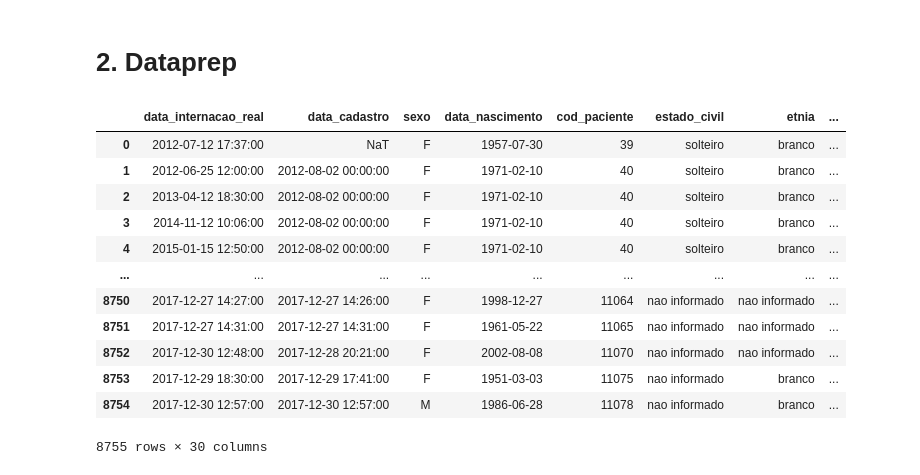
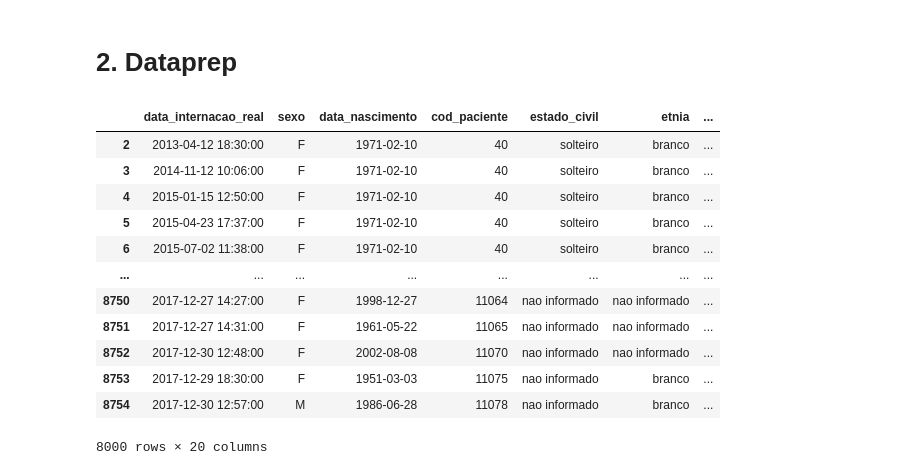
Before and after one commit to matheusnice/tcc-mba-cd-2023, a Jupyter notebook: notebooks/01-tcc-initial-data-cleaning.ipynb, the cells around one changed output. Saved outputs shown, nothing was run; the diff lists cells and outputs as text; code cells hidden in the pictures.

Commit message:
continue data cleaning

```diff
--- a/notebooks/01-tcc-initial-data-cleaning.ipynb
+++ b/notebooks/01-tcc-initial-data-cleaning.ipynb
@@ -88,17 +101,20 @@ arranjo_domiciliar_mapping = {
 ## Funções de apoio
 # %%
 def ler_dataset(path, **kwargs):
+
     return pd.read_csv(path, **kwargs)
 
 def pegar_mapping_profissao(path):
     with open(path, "r") as arquivo:
+
         return eval(arquivo.read())
 
 def remover_colunas_redundantes(df, cols_to_drop):
+
     return df.drop(cols_to_drop, axis=1)
 
 def tratar_colunas_data(df):
-    colunas_simples_tratamento = ['data_internacao_real', 'data_cadastro', 'data_solicitacao', 'data_alta']
+    colunas_simples_tratamento = ['data_internacao_real', 'data_alta']
     colunas_tratamento_regex = ['data_nascimento']
     padrao_data_regex = "(\d{1,2}/\d{1,2}/\d{4})"
 
@@ -121,21 +137,48 @@ def criar_situacao_profissao(df):
 
 def tratar_estado_civil(df):
     df['estado_civil'] = df['estado_civil'].map(estado_civil_mapping)
+
     return df
 
 def tratar_etnia(df):
     df['etnia'] = df['etnia'].map(etnia_mapping)
+
     return df
 
 def tratar_arranjo_domiciliar(df):
     df['arranjo_domiciliar'] = df['arranjo_domiciliar'].map(arranjo_domiciliar_mapping)
+
     return df
 
 def tratar_cid_diagnostico(df):
     cid_df = ler_dataset(PATH_DE_PARA_CID, sep=';', encoding='latin-1')
 
     df['cid10_diagnostico'] = df['cid10_diagnostico'].str.replace('.', '', regex=False).str.upper()
+    df = (
+        df
+        .merge(cid_df[['SUBCATEGORIA', 'DESCR_CAT', 'GRUPO', 'CAPITULO']], left_on='cid10_diagnostico', right_on='SUBCATEGORIA', how='left')
+        .drop('SUBCATEGORIA', axis=1)
+        .rename(columns={'DESCR_CAT': 'cid_diagnostico_descricao', 'GRUPO': 'cid_diagnostico_grupo', 'CAPITULO': 'cid_diagnostico_capitulo'})
+        .fillna({'cid_diagnostico_descricao': 'nao informado', 'cid_diagnostico_grupo': 'nao informado', 'cid_diagnostico_capitulo': 'nao informado'})
+    )
 
-    #cid_diagnostico_mapping = cid_df.set_index('cid_diagnostico')['cid_diagnostico_descricao'].to_dict()
-    #df['cid_diagnostico'] = df['cid_diagnostico'].map(cid_diagnostico_mapping)
     return df
+
+def tratar_colunas_binarias(df):
+    cols_binarias = [
+        'traumatismo',
+        'prob_respiratorios',
+        'avc',
+        'convulsao',
+        'has',
+        'diabetes',
+        'doenca_infecto'
+    ]
+
+    for col in cols_binarias:
+        df[col] = df[col].apply(lambda x: 1 if x == 'SIM' else 0)
+
+    return df
+
+def remover_nulos(df):
+    return df.dropna()
@@ -162,31 +187,34 @@ tratar_cid_diagnostico(df)[['cid10_diagnostico']]
 # %%
 df = ler_dataset(PATH_INPUT_DATASET, encoding="latin1")
 
 transformed_df = (
     df
     .pipe(remover_colunas_redundantes, colunas_redundantes)
     .pipe(tratar_colunas_data)
     .pipe(criar_situacao_profissao)
     .pipe(tratar_estado_civil)
     .pipe(tratar_etnia)
     .pipe(tratar_arranjo_domiciliar)
+    .pipe(tratar_cid_diagnostico)
+    .pipe(tratar_colunas_binarias)
+    .pipe(remover_nulos)
 )
 
 transformed_df
 # %% [output]
-|  | data_internacao_real | data_cadastro | sexo | data_nascimento | cod_paciente | estado_civil | etnia | ... |
-| 0 | 2012-07-12 17:37:00 | NaT | F | 1957-07-30 | 39 | solteiro | branco | ... |
-| 1 | 2012-06-25 12:00:00 | 2012-08-02 00:00:00 | F | 1971-02-10 | 40 | solteiro | branco | ... |
-| 2 | 2013-04-12 18:30:00 | 2012-08-02 00:00:00 | F | 1971-02-10 | 40 | solteiro | branco | ... |
-| 3 | 2014-11-12 10:06:00 | 2012-08-02 00:00:00 | F | 1971-02-10 | 40 | solteiro | branco | ... |
-| 4 | 2015-01-15 12:50:00 | 2012-08-02 00:00:00 | F | 1971-02-10 | 40 | solteiro | branco | ... |
-| ... | ... | ... | ... | ... | ... | ... | ... | ... |
-| 8750 | 2017-12-27 14:27:00 | 2017-12-27 14:26:00 | F | 1998-12-27 | 11064 | nao informado | nao informado | ... |
-| 8751 | 2017-12-27 14:31:00 | 2017-12-27 14:31:00 | F | 1961-05-22 | 11065 | nao informado | nao informado | ... |
-| 8752 | 2017-12-30 12:48:00 | 2017-12-28 20:21:00 | F | 2002-08-08 | 11070 | nao informado | nao informado | ... |
-| 8753 | 2017-12-29 18:30:00 | 2017-12-29 17:41:00 | F | 1951-03-03 | 11075 | nao informado | branco | ... |
-| 8754 | 2017-12-30 12:57:00 | 2017-12-30 12:57:00 | M | 1986-06-28 | 11078 | nao informado | branco | ... |
+|  | data_internacao_real | sexo | data_nascimento | cod_paciente | estado_civil | etnia | ... |
+| 2 | 2013-04-12 18:30:00 | F | 1971-02-10 | 40 | solteiro | branco | ... |
+| 3 | 2014-11-12 10:06:00 | F | 1971-02-10 | 40 | solteiro | branco | ... |
+| 4 | 2015-01-15 12:50:00 | F | 1971-02-10 | 40 | solteiro | branco | ... |
+| 5 | 2015-04-23 17:37:00 | F | 1971-02-10 | 40 | solteiro | branco | ... |
+| 6 | 2015-07-02 11:38:00 | F | 1971-02-10 | 40 | solteiro | branco | ... |
+| ... | ... | ... | ... | ... | ... | ... | ... |
+| 8750 | 2017-12-27 14:27:00 | F | 1998-12-27 | 11064 | nao informado | nao informado | ... |
+| 8751 | 2017-12-27 14:31:00 | F | 1961-05-22 | 11065 | nao informado | nao informado | ... |
+| 8752 | 2017-12-30 12:48:00 | F | 2002-08-08 | 11070 | nao informado | nao informado | ... |
+| 8753 | 2017-12-29 18:30:00 | F | 1951-03-03 | 11075 | nao informado | branco | ... |
+| 8754 | 2017-12-30 12:57:00 | M | 1986-06-28 | 11078 | nao informado | branco | ... |
-8755 rows × 30 columns
+8000 rows × 20 columns
 # %%
 transformed_df.columns
 # %% [output]
```
Also changed, not shown: parts of 12 cells of this notebook.
